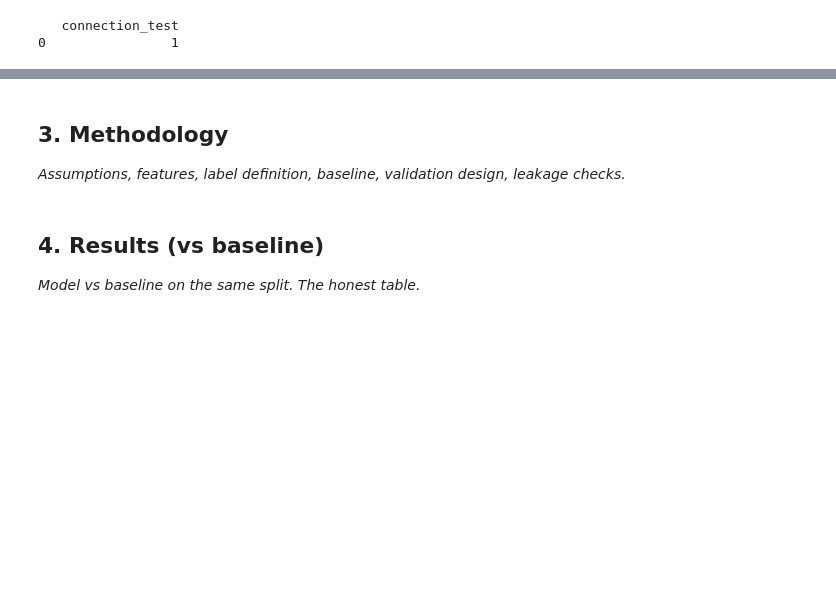
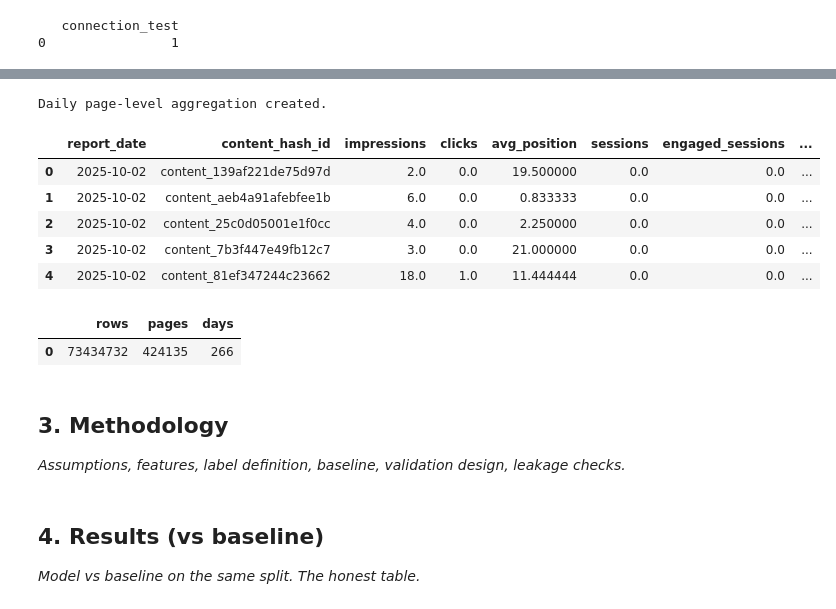
Before and after one commit to Rohmasaeed/flyrank-ml-internship-, a Jupyter notebook: work/notebooks/capstone.ipynb, the cells around one changed output, grey strips where cells are left out. Saved outputs shown, nothing was run; the diff lists cells and outputs as text; code cells hidden in the pictures; blank space fills up the shorter version.

```diff
--- a/work/notebooks/capstone.ipynb
+++ b/work/notebooks/capstone.ipynb
@@ -347,3 +383,50 @@ date_check
+# %%
+daily_page = con.sql(f"""
+    SELECT
+        report_date,
+        content_hash_id,
+        SUM(gsc_impressions) AS impressions,
+        SUM(gsc_clicks) AS clicks,
+        AVG(gsc_avg_position) AS avg_position,
+        SUM(ga4_sessions) AS sessions,
+        SUM(ga4_engaged_sessions) AS engaged_sessions,
+        SUM(ga4_total_engagement_sec) AS engagement_sec
+    FROM read_parquet(
+        '{HF_DATASET}/fact_content_daily_performance/**/*.parquet',
+        hive_partitioning = true
+    )
+    WHERE report_date BETWEEN DATE '2025-10-02'
+                          AND DATE '2026-06-24'
+    GROUP BY
+        report_date,
+        content_hash_id
+""")
+
+print("Daily page-level aggregation created.")
+# %% [output]
+Daily page-level aggregation created.
+# %%
+daily_page.limit(5).df()
+# %% [output]
+|  | report_date | content_hash_id | impressions | clicks | avg_position | sessions | engaged_sessions | ... |
+| 0 | 2025-10-02 | content_139af221de75d97d | 2.0 | 0.0 | 19.500000 | 0.0 | 0.0 | ... |
+| 1 | 2025-10-02 | content_aeb4a91afebfee1b | 6.0 | 0.0 | 0.833333 | 0.0 | 0.0 | ... |
+| 2 | 2025-10-02 | content_25c0d05001e1f0cc | 4.0 | 0.0 | 2.250000 | 0.0 | 0.0 | ... |
+| 3 | 2025-10-02 | content_7b3f447e49fb12c7 | 3.0 | 0.0 | 21.000000 | 0.0 | 0.0 | ... |
+| 4 | 2025-10-02 | content_81ef347244c23662 | 18.0 | 1.0 | 11.444444 | 0.0 | 0.0 | ... |
+# %%
+daily_page_count = con.sql("""
+    SELECT
+        COUNT(*) AS rows,
+        COUNT(DISTINCT content_hash_id) AS pages,
+        COUNT(DISTINCT report_date) AS days
+    FROM daily_page
+""").df()
+
+daily_page_count
+# %% [output]
+|  | rows | pages | days |
+| 0 | 73434732 | 424135 | 266 |
 # %% [markdown]
 ## 3. Methodology
 
```
Also changed, not shown: parts of 7 cells of this notebook.
